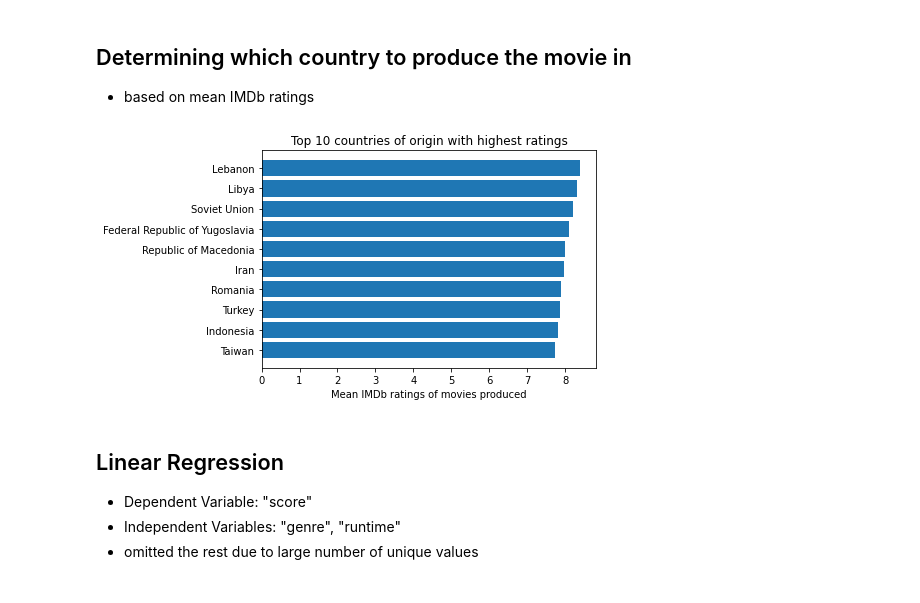
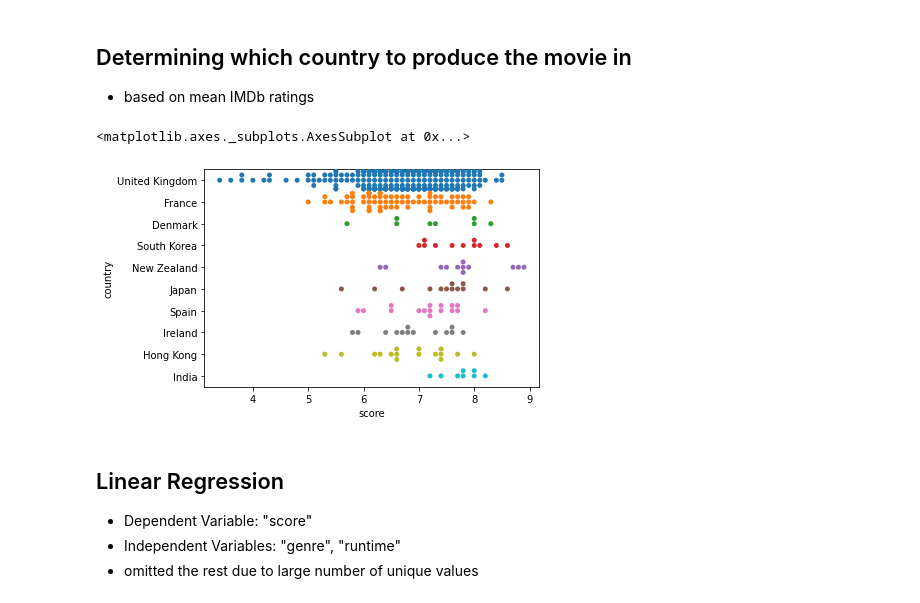
Before and after one commit to soaza/dao2702-project, a Jupyter notebook: movies_visualisation.ipynb, the cells around one changed output. Drawn from its saved outputs; the diff is of its cells as text; code cells hidden in the pictures.

```diff
--- a/movies_visualisation.ipynb
+++ b/movies_visualisation.ipynb
@@ -142,17 +140,16 @@ plt.show()
 # %% [markdown]
 ## Determining which country to produce the movie in
 - based on mean IMDb ratings
-# %%
-top10countries_score = df[["country", "score"]].groupby("country").mean().reset_index().nlargest(10, "score")
-top10countries_score = top10countries_score.sort_values("score")
-
-fig, ax = plt.subplots()
-ax.barh(top10countries_score["country"], top10countries_score["score"])
-plt.title("Top 10 countries of origin with highest ratings")
-plt.xlabel("Mean IMDb ratings of movies produced")
-plt.show()
-# %% [output]
-[figure, removed]
+# %%
+countries_score = df[df.groupby("country")['country'].transform('count')>5]
+top10countries_score = countries_score[["country", "score"]].groupby("country").mean().reset_index().nlargest(10, "score")
+countries = top10countries_score["country"]
+countries_score = countries_score[countries_score.country.isin(countries)]
+
+sb.swarmplot(x="score", y="country", data=countries_score)
+# %% [output]
+<matplotlib.axes._subplots.AxesSubplot at 0x...>
+[figure, added]
 # %% [markdown]
 ## Linear Regression
 - Dependent Variable: "score"
```
Also changed, not shown: parts of 4 cells of this notebook, 1 other file.
